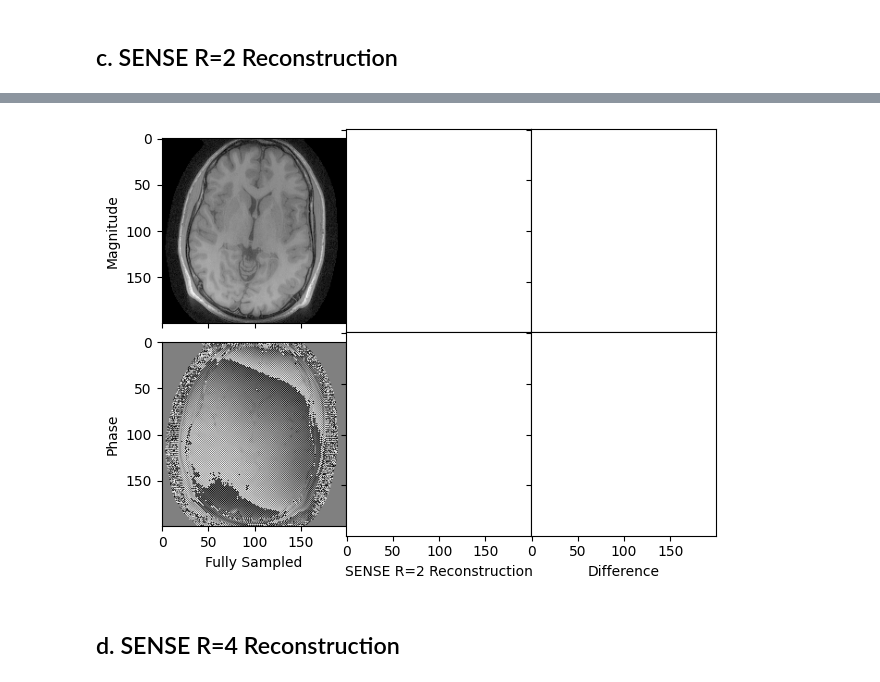
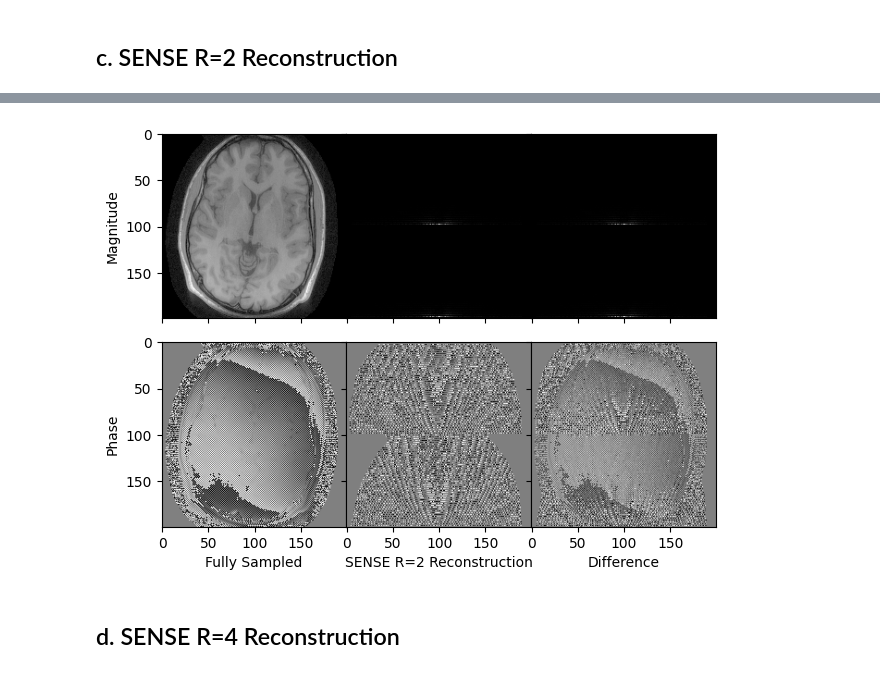
Before and after one commit to UMICH-BME-AdvMRI/bkhardy, a Jupyter notebook: HW3/HW3.ipynb, the cells around one changed output, grey strips where cells are left out. Drawn from its saved outputs; the diff is of its cells as text; code cells hidden in the pictures.

Commit message:
SENSE R=2

```diff
--- a/HW3/HW3.ipynb
+++ b/HW3/HW3.ipynb
@@ -123,0 +122,26 @@ plt.show()
+# %%
+# start by solving in nested loops, see if I can vectorize later...
+ny, nx, nc = kspace_undersampled_2.shape
+n_offset = ny//2
+image_sense_2 = np.zeros(kspace.shape[:-1], dtype=np.complex128)
+
+for i in range(n_offset):
+    for j in range(nx):
+
+        I = kspace_undersampled_2[i,j,:]
+
+        #print(i, ny-i)
+        C1 = coil_maps[i,j,:]
+        C1 = C1[:, np.newaxis]
+
+        C2 = coil_maps[ny-i-1,j,:]
+        C2 = C2[:, np.newaxis]
+
+        C = np.concatenate([C1, C2], axis=1)
+        print(C.shape)
+
+        #print(np.array([i::n_offset]))
+        print(I.shape)
+        rho = np.linalg.pinv(C) @ I
+
+        image_sense_2[i::n_offset,j] = rho
@@ -124,33 +166,33 @@ plt.show()
 # %%
 # Plotting
 fig_2c = plt.figure()
 gs_2c = fig_2c.add_gridspec(2, 3, hspace=0, wspace=0)
 axes_2c = gs_2c.subplots(sharex=True, sharey=True)
 
 # undersampled R=2 magnitude image
 axes_2c[0,0].imshow(np.abs(image_full_recon), cmap='gray')
 axes_2c[0,0].set_ylabel('Magnitude')
 
 axes_2c[1,0].imshow(np.angle(image_full_recon), cmap='gray')
 axes_2c[1,0].set_xlabel('Fully Sampled')
 axes_2c[1,0].set_ylabel('Phase')
 
-# SENSE R=4
-#axes_2d[0,1].imshow(np.abs(partial_recon), cmap='gray')
+# SENSE R=2
+axes_2c[0,1].imshow(np.abs(image_sense_2), cmap='gray')
 
-#axes_2d[1,1].imshow(np.angle(partial_recon), cmap='gray')
+axes_2c[1,1].imshow(np.angle(image_sense_2), cmap='gray')
 axes_2c[1,1].set_xlabel('SENSE R=2 Reconstruction')
 
 # difference images -- matplotlib applies windowing automatically
-#axes_2d[0,2].imshow(np.abs(full_recon-partial_recon), cmap='gray')
-#
-#axes_2d[1,2].imshow(np.angle(full_recon-partial_recon), cmap='gray')
+axes_2c[0,2].imshow(np.abs(image_full_recon-image_sense_2), cmap='gray')
+
+axes_2c[1,2].imshow(np.angle(image_full_recon-image_sense_2), cmap='gray')
 axes_2c[1,2].set_xlabel('Difference')
 
 fig_2c.tight_layout()
 plt.show()
 # %% [output]
-[figure, old version]
+[figure, new version]
 # %% [markdown]
 ## d. SENSE R=4 Reconstruction
 # %%
```
Also changed, not shown: parts of 2 cells of this notebook.
